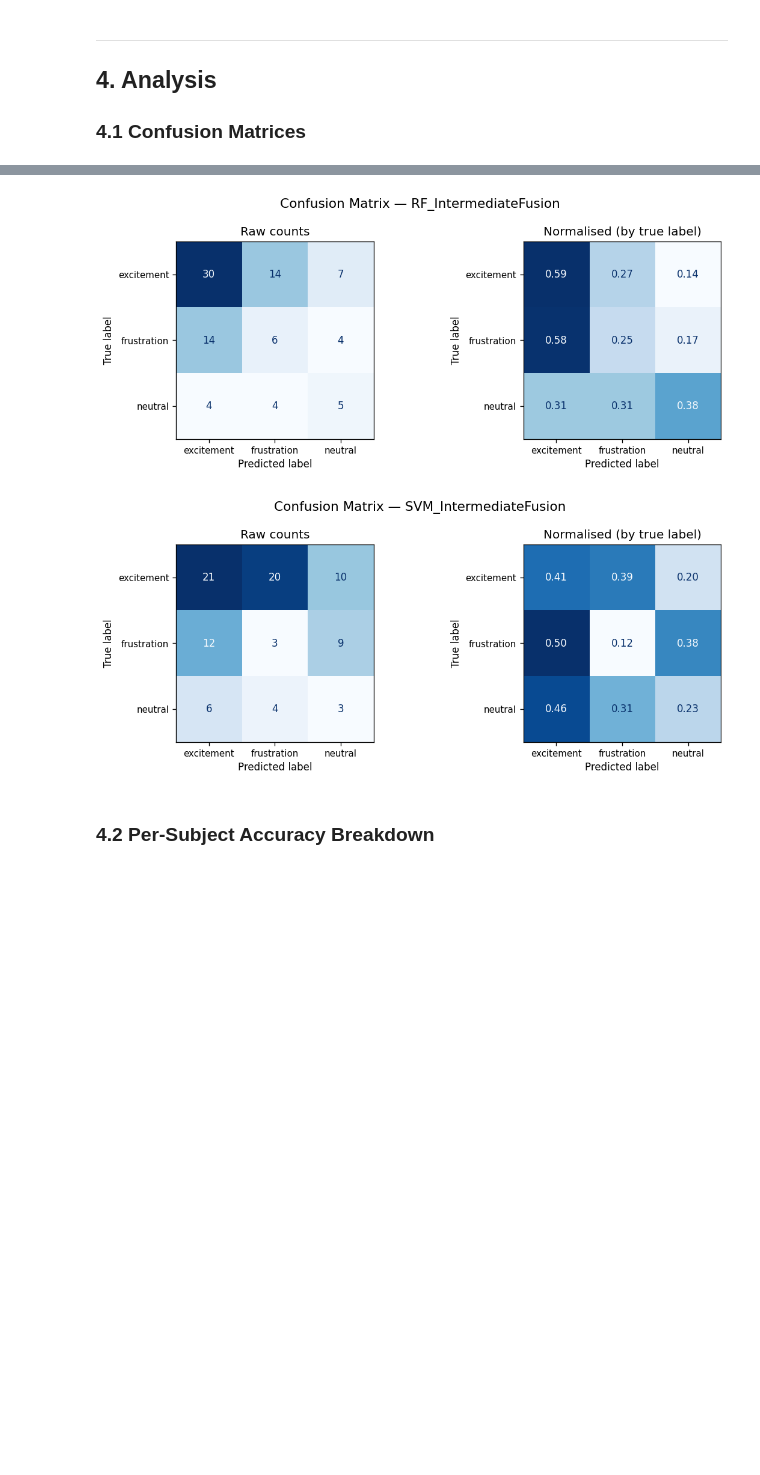
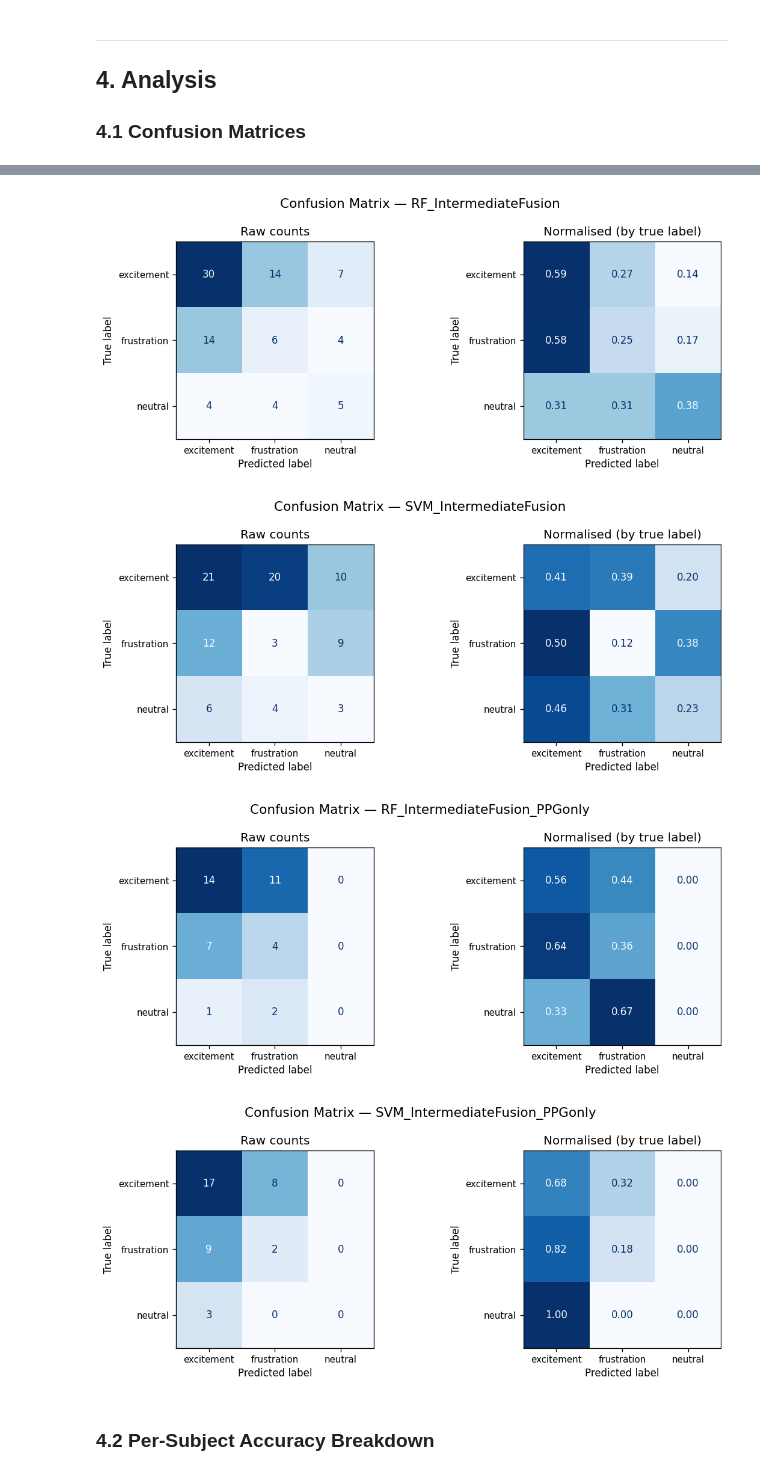
Before and after one commit to panos03/ac-hri_cw, a Jupyter notebook: emotion_recognition_system/04_model_training_and_evaluation.ipynb, the cells around one changed output, grey strips where cells are left out. Cells and saved outputs as stored; diff of their text form; code cells hidden in the pictures; blank space fills up the shorter version.

```diff
--- a/emotion_recognition_system/04_model_training_and_evaluation.ipynb
+++ b/emotion_recognition_system/04_model_training_and_evaluation.ipynb
@@ -230,7 +232,8 @@ display(metrics.round(3))
 ### 4.1 Confusion Matrices
 # %%
 primary_keys = ['RF_EDA-only', 'RF_Combined', 'SVM_EDA-only', 'SVM_Combined',
-                'RF_IntermediateFusion', 'SVM_IntermediateFusion']
+                'RF_IntermediateFusion', 'SVM_IntermediateFusion',
+                'RF_IntermediateFusion_PPGonly', 'SVM_IntermediateFusion_PPGonly']
 primary_keys = [k for k in primary_keys if k in experiments]
 plot_confusion_matrices(experiments, primary_keys, RESULTS_DIR)
 plt.show()
@@ -244,9 +249,11 @@ Saved: results\confusion_matrix_SVM_IntermediateFusion.png
 [figure]
 [figure]
 [figure]
 [figure]
 [figure]
 [figure]
+[figure, added]
+[figure, added]
 # %% [markdown]
 ### 4.2 Per-Subject Accuracy Breakdown
 # %%
```
Also changed, not shown: parts of 7 cells of this notebook, 14 other files.
